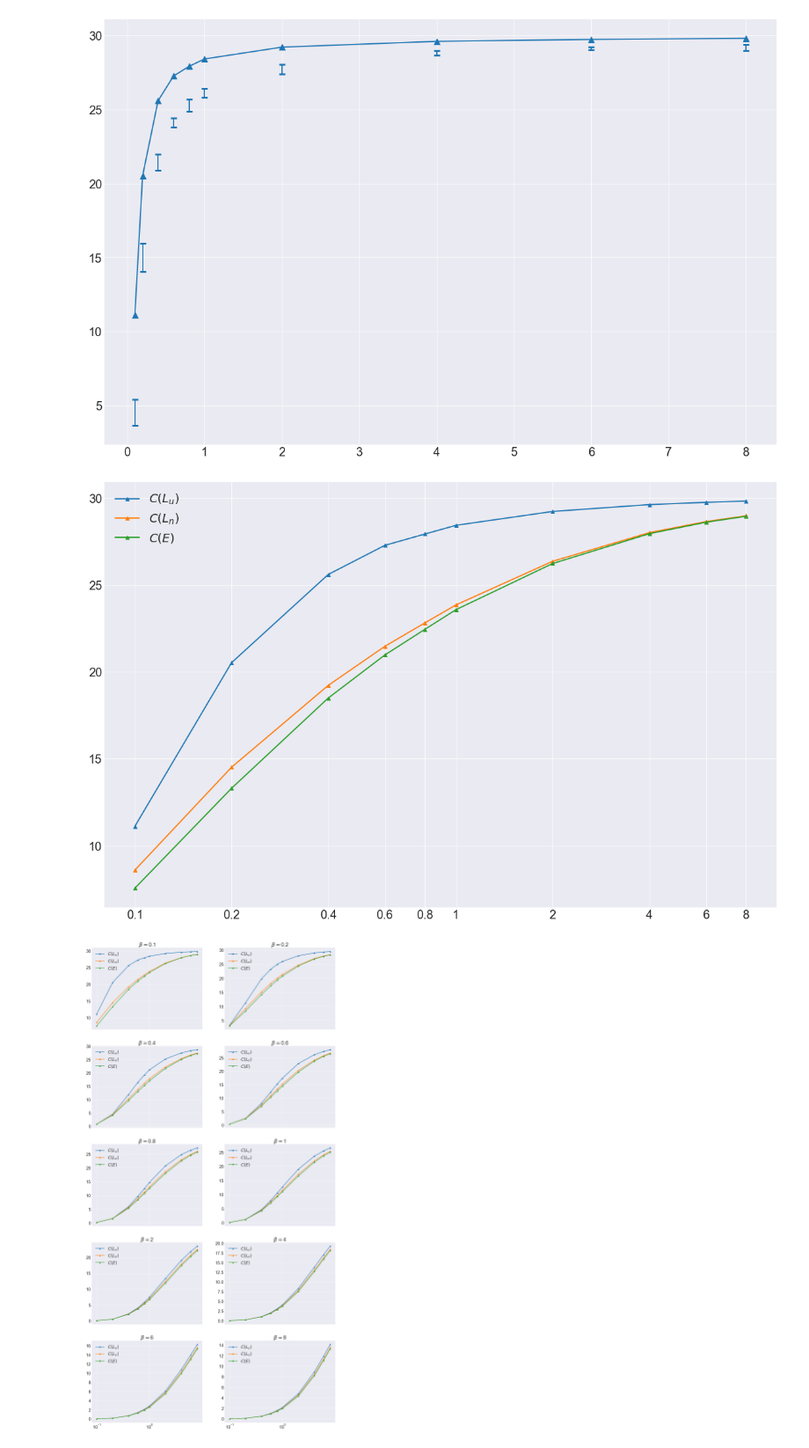
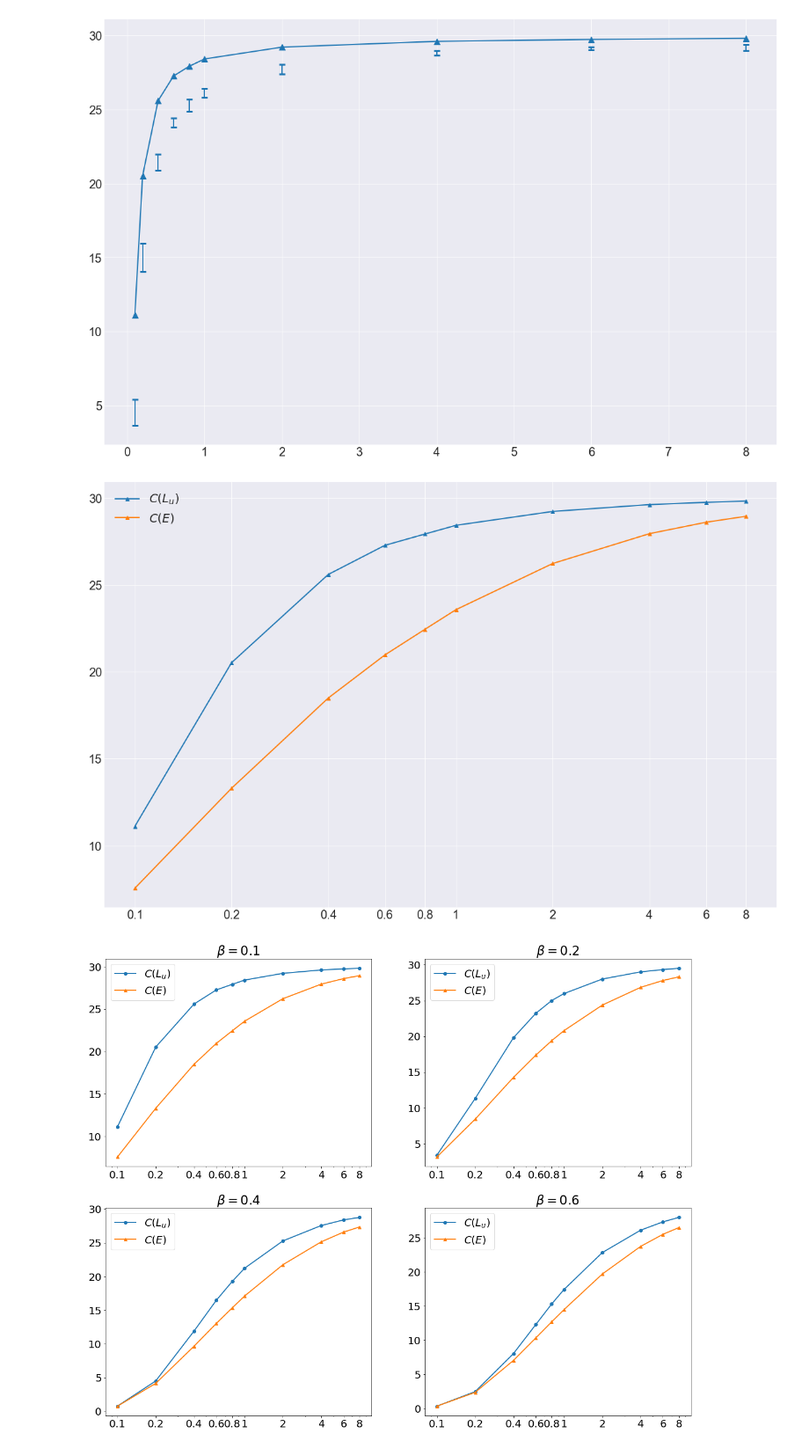
Before and after one commit to KrisNguyen135/FairBayesianOpt, a Jupyter notebook: notebooks/Homelessness/04_24_week/04 17 - Average PoF heatmap - unnormalized costs.ipynb, the cells around one changed output. Shown at 88% size. Cells and saved outputs as stored; diff of their text form; code cells hidden in the pictures.

```diff
--- a/notebooks/Homelessness/04_24_week/04 17 - Average PoF heatmap - unnormalized costs.ipynb
+++ b/notebooks/Homelessness/04_24_week/04 17 - Average PoF heatmap - unnormalized costs.ipynb
@@ -5,7 +5,7 @@ np.random.seed(0)
 from scipy.stats import beta as sp_beta
 
 import matplotlib.pyplot as plt
-plt.style.use('seaborn-darkgrid')
+# plt.style.use('seaborn-darkgrid')
 plt.rcParams['figure.figsize'] = 20, 13
 plt.rcParams['font.size'] = 20
 plt.rcParams['lines.linewidth'] = 2
@@ -466,10 +463,6 @@ plt.errorbar(
 plt.plot(
     ALPHAS, np.mean(lu_costs[:, 0, :], axis=1),
     label=r'$C(L_u)$', marker='^'
-)
-plt.plot(
-    ALPHAS, np.mean(ln_costs[:, 0, :], axis=1),
-    label=r'$C(L_n)$', marker='^'
 )
 plt.plot(
     ALPHAS, np.mean(eff_costs[:, 0, :], axis=1),
@@ -481,30 +474,27 @@ plt.xticks(ALPHAS, labels=ALPHAS)
 
 plt.legend();
 # %% [output]
-[figure, old version]
+[figure, new version]
 # %%
-fig, ax = plt.subplots(5, 2, figsize=(20, 40), sharex=True)
+fig, ax = plt.subplots(2, 2, figsize=(20, 16))
 
-for b_id, b in enumerate(BETAS):
+for b_id, b in enumerate(BETAS[: 4]):
     ax[b_id // 2][b_id % 2].plot(
         ALPHAS, np.mean(lu_costs[:, b_id, :], axis=1),
-        label=r'$C(L_u)$', marker='^'
-    )
-    ax[b_id // 2][b_id % 2].plot(
-        ALPHAS, np.mean(ln_costs[:, b_id, :], axis=1),
-        label=r'$C(L_n)$', marker='^'
+        label=r'$C(L_u)$', marker='o'
     )
     ax[b_id // 2][b_id % 2].plot(
         ALPHAS, np.mean(eff_costs[:, b_id, :], axis=1),
         label=r'$C(E)$', marker='^'
     )
 
+    ax[b_id // 2][b_id % 2].set_xscale('log')
     ax[b_id // 2][b_id % 2].set_xticks(ALPHAS)
     ax[b_id // 2][b_id % 2].set_xticklabels(ALPHAS)
 
     ax[b_id // 2][b_id % 2].set_title(r'$\beta = $' + str(b))
     ax[b_id // 2][b_id % 2].legend()
 
-plt.xscale('log');
+tikzplotlib.save('avg_cost_growth_alpha.tex')
 # %% [output]
-[figure, old version]
+[figure, new version]
```
Also changed, not shown: parts of 1 cell of this notebook, 19 other files.
